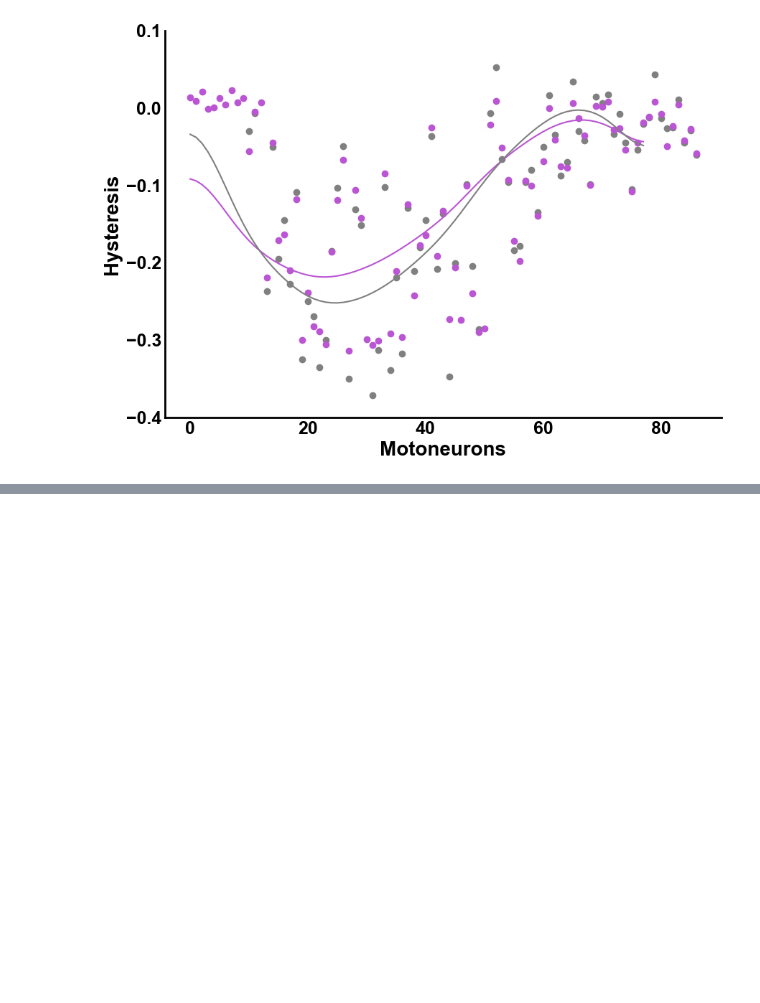
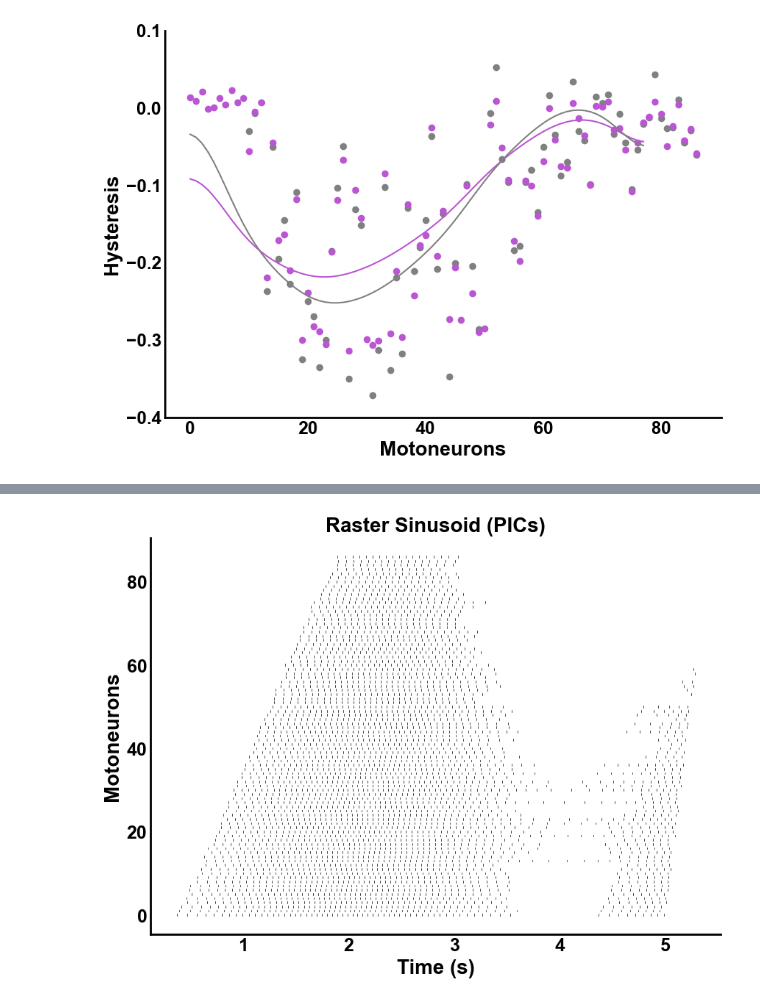
Before and after one commit to natmtc/flexible-motoneuron-control, a Jupyter notebook: Figures.ipynb, the cells around one changed output, grey strips where cells are left out. Drawn from its saved outputs; the diff is of its cells as text; code cells hidden in the pictures; blank space fills up the shorter version.

```diff
--- a/Figures.ipynb
+++ b/Figures.ipynb
@@ -452,0 +628,59 @@ plt.show()
+# %%
+file_path = "Data_MN_Model/Data_final/Flexibility_metrics_matlab/DR_Sinusoid_025.mat"
+
+with h5py.File(file_path, 'r') as f:
+    spike_array = f['spike_array'][:]
+
+n_times, n_neurons = spike_array.shape
+
+plt.rcParams['font.family'] = 'Arial'
+
+fig, ax = plt.subplots(figsize=(10, 7))
+
+line_height = 0.5
+line_thickness = 0.5
+
+horizontal_offset = 100  # Adjust this value as needed to separate the spikes
+
+# Plot spikes
+for neuron in range(n_neurons):
+    for t in range(n_times):
+        if spike_array[t, neuron] == 1.0:
+            # Add a small horizontal offset to each spike for separation
+            x_offset = horizontal_offset * neuron
+            ax.plot([t + x_offset, t + x_offset], [neuron - line_height / 2, neuron + line_height / 2],
+                    color='black', linewidth=line_thickness)
+
+# Set axis labels
+ax.set_xlabel("Time (s)",fontsize=20, fontweight='bold')
+ax.set_ylabel("Motoneurons",fontsize=20, fontweight='bold')
+ax.set_title("Raster Sinusoid (PICs)",fontsize=20, fontweight='bold')
+
+x_ticks = ax.get_xticks()  # Get current tick locations
+ax.set_xticklabels([f'{int(x_tick / 20000):,}' for x_tick in x_ticks], fontsize=15, fontweight='bold')
+
+# Hide grid lines
+ax.grid(False)
+
+plt.xticks(fontsize=18, fontweight='bold')
+plt.yticks(fontsize=18, fontweight='bold')
+
+# Remove all spines
+sns.despine()  # Removes all spines except the bottom and left (optional, modify as needed)
+
+ax.tick_params(axis='both', length=0)
+
+# Save the figure in high quality
+ax = plt.gca()  # Get current axis
+ax.spines['bottom'].set_linewidth(2)  # Make bottom axis thicker
+ax.spines['left'].set_linewidth(2)
+
+# Show the plot
+plt.savefig('/Users/nmt121/Desktop/figures/RasterSinusoid_PIC_TA.png', dpi=300, bbox_inches='tight')
+
+
+
+# Show the plot
+plt.show()
+# %% [output]
+[figure, added]
```
Also changed, not shown: parts of 5 cells of this notebook, 5 other files.
